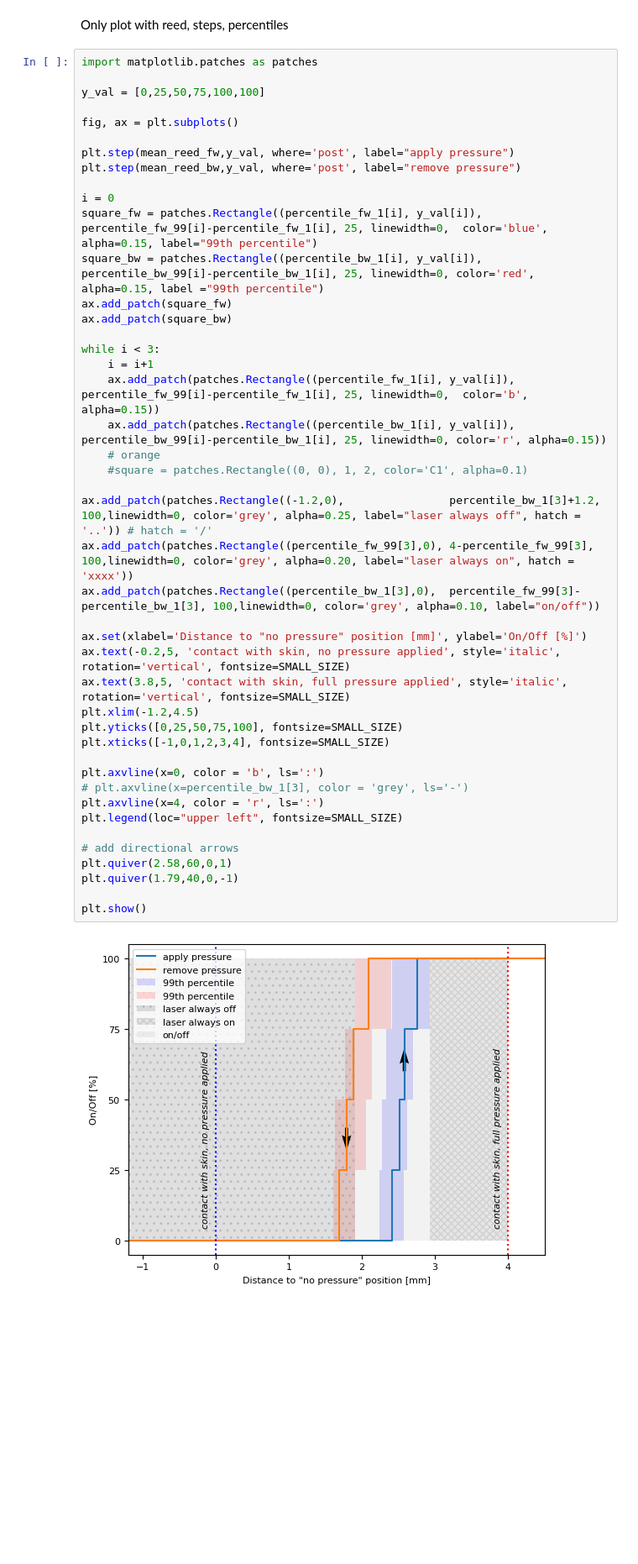
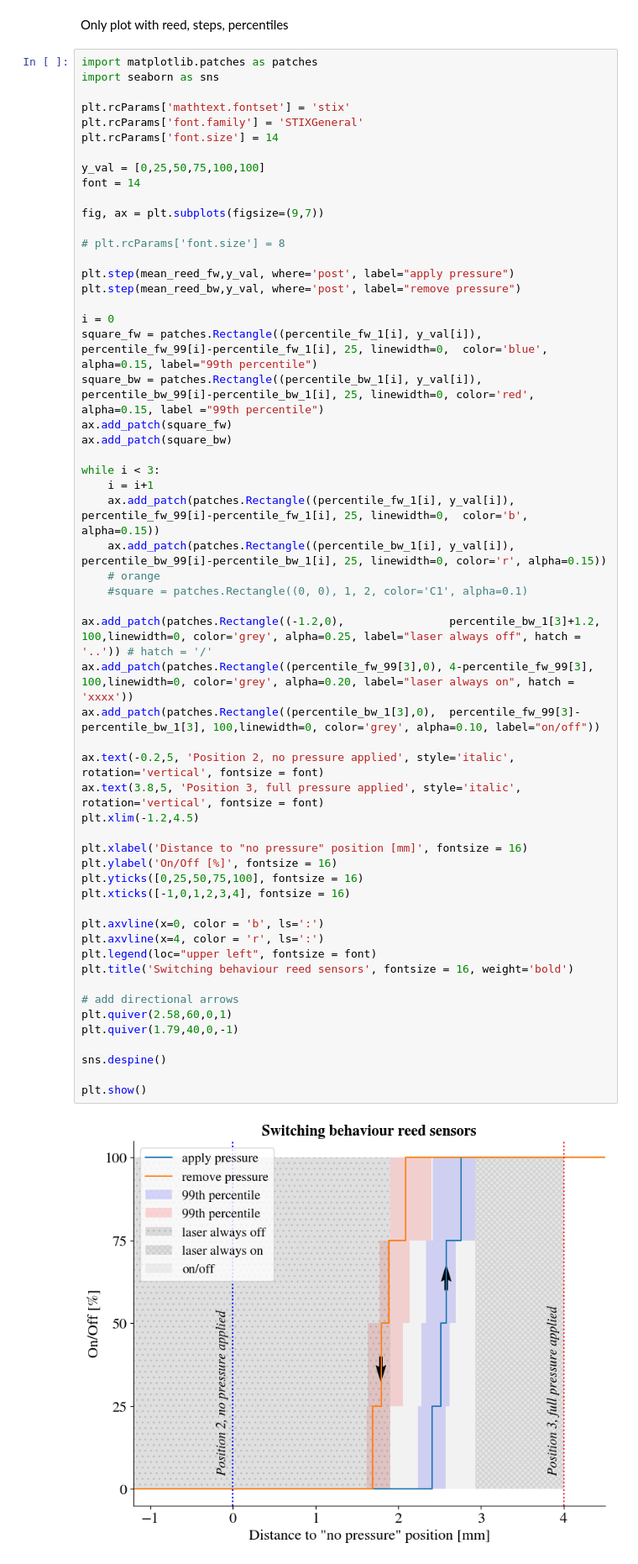
Before and after one commit to annnnna42/Arduino_KDC101_Control_and_Evaluation, a Jupyter notebook: plots_reed.ipynb, the cells around one changed output. Shown: that part at 84% size. Saved outputs shown, nothing was run; the diff lists cells and outputs as text; blank space fills up the shorter version.

Commit message:
Add new stuff to bit PT plot, super nice

```diff
--- a/plots_reed.ipynb
+++ b/plots_reed.ipynb
@@ -377,47 +377,59 @@ Make plots! (4 plots)
 Only plot with reed, steps, percentiles
 # %%
 import matplotlib.patches as patches
+import seaborn as sns
+
+plt.rcParams['mathtext.fontset'] = 'stix'
+plt.rcParams['font.family'] = 'STIXGeneral'
+plt.rcParams['font.size'] = 14
 
 y_val = [0,25,50,75,100,100]
+font = 14
 
-fig, ax = plt.subplots()
+fig, ax = plt.subplots(figsize=(9,7))
+
+# plt.rcParams['font.size'] = 8
 
 plt.step(mean_reed_fw,y_val, where='post', label="apply pressure")
 plt.step(mean_reed_bw,y_val, where='post', label="remove pressure")
 
 i = 0
 square_fw = patches.Rectangle((percentile_fw_1[i], y_val[i]), percentile_fw_99[i]-percentile_fw_1[i], 25, linewidth=0,  color='blue', alpha=0.15, label="99th percentile")
 square_bw = patches.Rectangle((percentile_bw_1[i], y_val[i]), percentile_bw_99[i]-percentile_bw_1[i], 25, linewidth=0, color='red', alpha=0.15, label ="99th percentile")
 ax.add_patch(square_fw)
 ax.add_patch(square_bw)
 
 while i < 3:
     i = i+1
     ax.add_patch(patches.Rectangle((percentile_fw_1[i], y_val[i]), percentile_fw_99[i]-percentile_fw_1[i], 25, linewidth=0,  color='b', alpha=0.15))
     ax.add_patch(patches.Rectangle((percentile_bw_1[i], y_val[i]), percentile_bw_99[i]-percentile_bw_1[i], 25, linewidth=0, color='r', alpha=0.15))
     # orange
     #square = patches.Rectangle((0, 0), 1, 2, color='C1', alpha=0.1)
 
 ax.add_patch(patches.Rectangle((-1.2,0),                percentile_bw_1[3]+1.2,                 100,linewidth=0, color='grey', alpha=0.25, label="laser always off", hatch = '..')) # hatch = '/'
 ax.add_patch(patches.Rectangle((percentile_fw_99[3],0), 4-percentile_fw_99[3],                  100,linewidth=0, color='grey', alpha=0.20, label="laser always on", hatch = 'xxxx'))
 ax.add_patch(patches.Rectangle((percentile_bw_1[3],0),  percentile_fw_99[3]-percentile_bw_1[3], 100,linewidth=0, color='grey', alpha=0.10, label="on/off"))
 
-ax.set(xlabel='Distance to "no pressure" position [mm]', ylabel='On/Off [%]')
-ax.text(-0.2,5, 'contact with skin, no pressure applied', style='italic', rotation='vertical', fontsize=SMALL_SIZE)
-ax.text(3.8,5, 'contact with skin, full pressure applied', style='italic', rotation='vertical', fontsize=SMALL_SIZE)
+ax.text(-0.2,5, 'Position 2, no pressure applied', style='italic', rotation='vertical', fontsize = font)
+ax.text(3.8,5, 'Position 3, full pressure applied', style='italic', rotation='vertical', fontsize = font)
 plt.xlim(-1.2,4.5)
-plt.yticks([0,25,50,75,100], fontsize=SMALL_SIZE)
-plt.xticks([-1,0,1,2,3,4], fontsize=SMALL_SIZE)
+
+plt.xlabel('Distance to "no pressure" position [mm]', fontsize = 16)
+plt.ylabel('On/Off [%]', fontsize = 16)
+plt.yticks([0,25,50,75,100], fontsize = 16)
+plt.xticks([-1,0,1,2,3,4], fontsize = 16)
 
 plt.axvline(x=0, color = 'b', ls=':')
-# plt.axvline(x=percentile_bw_1[3], color = 'grey', ls='-')
 plt.axvline(x=4, color = 'r', ls=':')
-plt.legend(loc="upper left", fontsize=SMALL_SIZE)
+plt.legend(loc="upper left", fontsize = font)
+plt.title('Switching behaviour reed sensors', fontsize = 16, weight='bold')
 
 # add directional arrows
 plt.quiver(2.58,60,0,1)
 plt.quiver(1.79,40,0,-1)
 
+sns.despine()
+
 plt.show()
 # %% [output]
-[figure, old version]
+[figure, new version]
```
Also changed, not shown: 4 other files.
